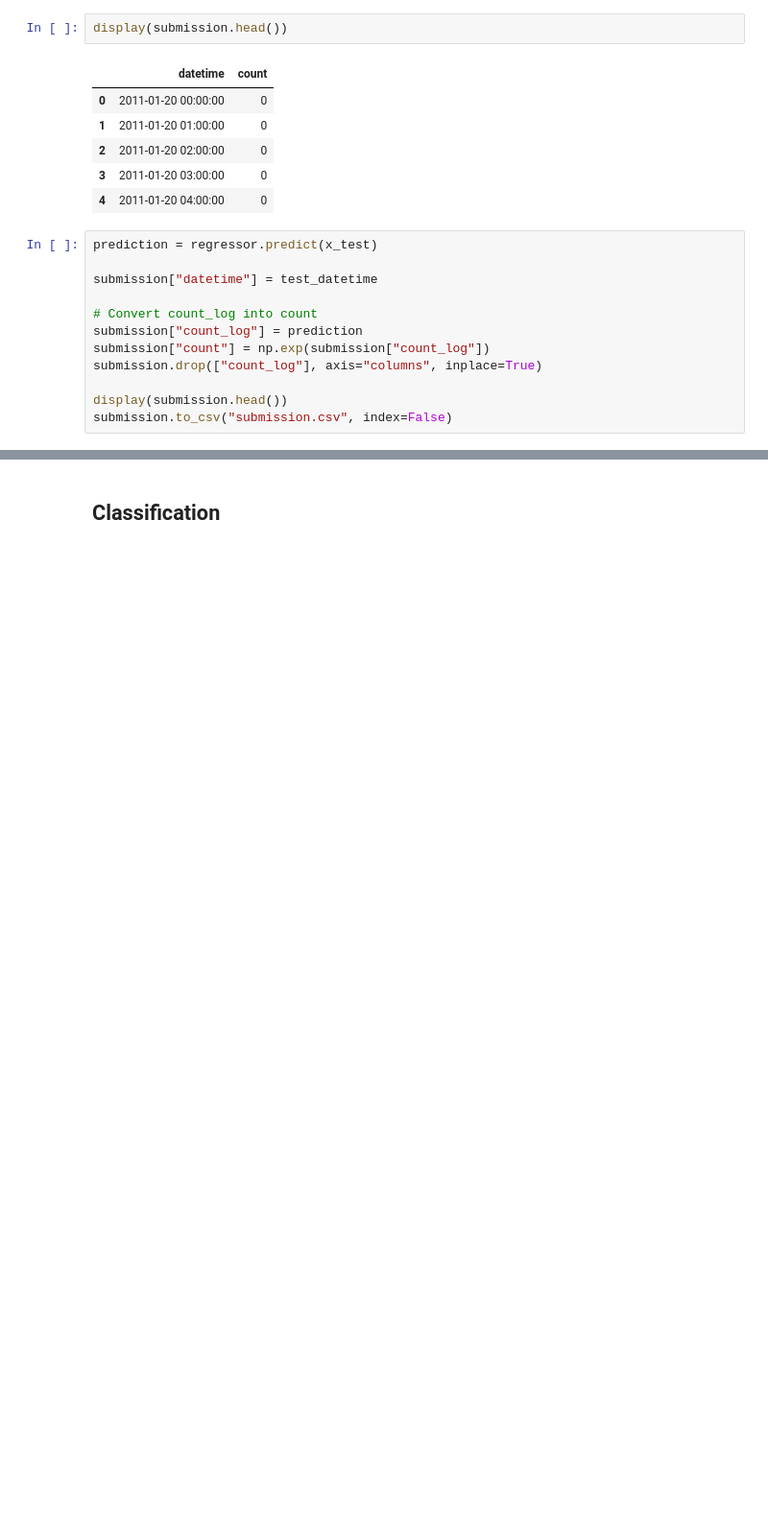
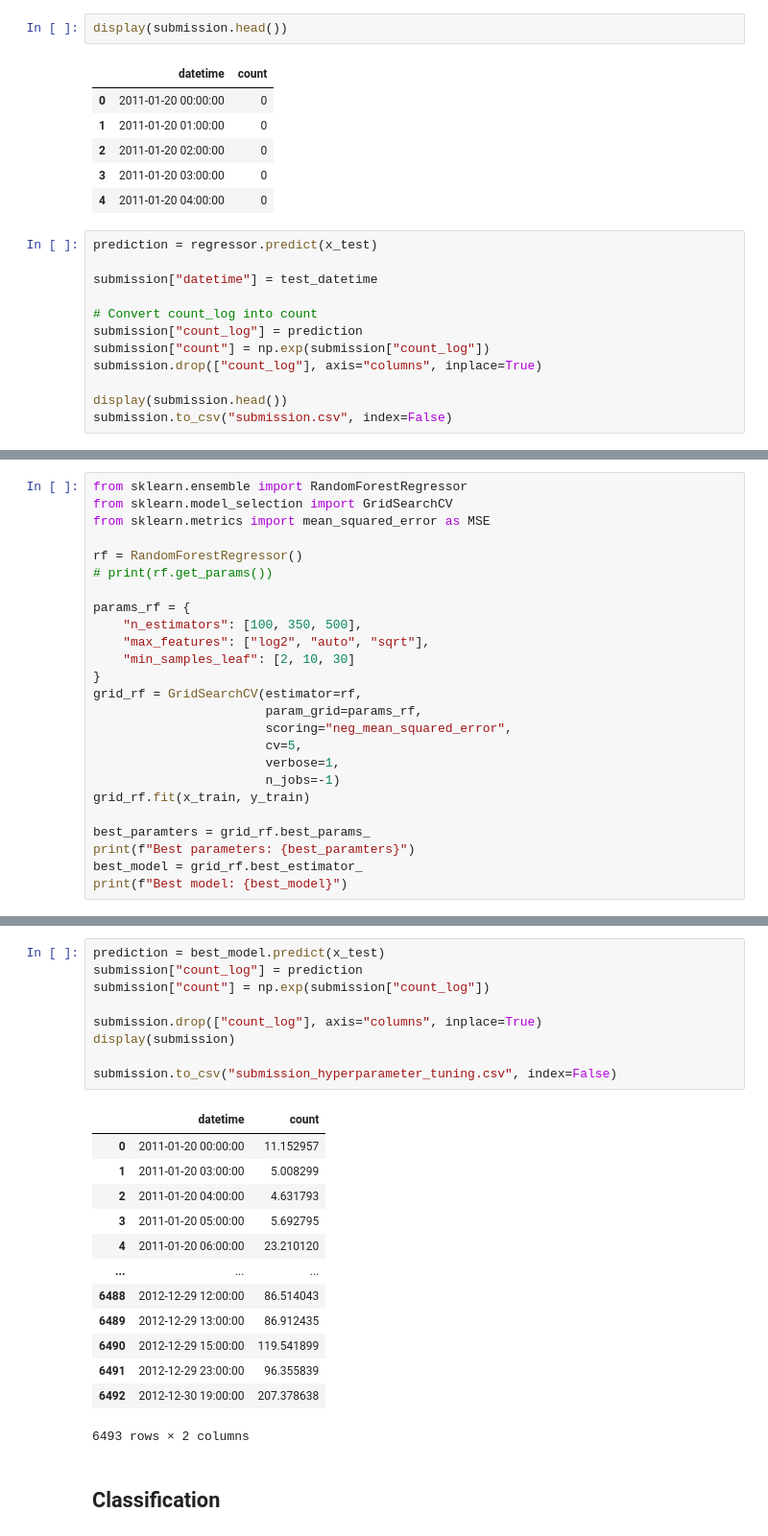
Before and after one commit to hyunjinkim-developer/ProblemSolving, a Jupyter notebook: Data/CT/HC/Prepare_CodingTest.ipynb, the cells around one changed output, grey strips where cells are left out. Shown at 96% size. Saved outputs shown, nothing was run; the diff lists cells and outputs as text; blank space fills up the shorter version.

Commit message:
feat: hyperparameter tuing

```diff
--- a/Data/CT/HC/Prepare_CodingTest.ipynb
+++ b/Data/CT/HC/Prepare_CodingTest.ipynb
@@ -765,0 +770,25 @@ submission.to_csv("submission.csv", index=False)
+# %%
+from sklearn.ensemble import RandomForestRegressor
+from sklearn.model_selection import GridSearchCV
+from sklearn.metrics import mean_squared_error as MSE
+
+rf = RandomForestRegressor()
+# print(rf.get_params())
+
+params_rf = {
+    "n_estimators": [100, 350, 500],
+    "max_features": ["log2", "auto", "sqrt"],
+    "min_samples_leaf": [2, 10, 30]
+}
+grid_rf = GridSearchCV(estimator=rf,
+                       param_grid=params_rf,
+                       scoring="neg_mean_squared_error",
+                       cv=5,
+                       verbose=1,
+                       n_jobs=-1)
+grid_rf.fit(x_train, y_train)
+
+best_paramters = grid_rf.best_params_
+print(f"Best parameters: {best_paramters}")
+best_model = grid_rf.best_estimator_
+print(f"Best model: {best_model}")
@@ -766,2 +843,25 @@ submission.to_csv("submission.csv", index=False)
+# %%
+prediction = best_model.predict(x_test)
+submission["count_log"] = prediction
+submission["count"] = np.exp(submission["count_log"])
+
+submission.drop(["count_log"], axis="columns", inplace=True)
+display(submission)
+
+submission.to_csv("submission_hyperparameter_tuning.csv", index=False)
+# %% [output]
+|  | datetime | count |
+| 0 | 2011-01-20 00:00:00 | 11.152957 |
+| 1 | 2011-01-20 03:00:00 | 5.008299 |
+| 2 | 2011-01-20 04:00:00 | 4.631793 |
+| 3 | 2011-01-20 05:00:00 | 5.692795 |
+| 4 | 2011-01-20 06:00:00 | 23.210120 |
+| ... | ... | ... |
+| 6488 | 2012-12-29 12:00:00 | 86.514043 |
+| 6489 | 2012-12-29 13:00:00 | 86.912435 |
+| 6490 | 2012-12-29 15:00:00 | 119.541899 |
+| 6491 | 2012-12-29 23:00:00 | 96.355839 |
+| 6492 | 2012-12-30 19:00:00 | 207.378638 |
+6493 rows × 2 columns
 # %% [markdown]
 ## Classification
```
Also changed, not shown: parts of 5 cells of this notebook, 1 other file.
